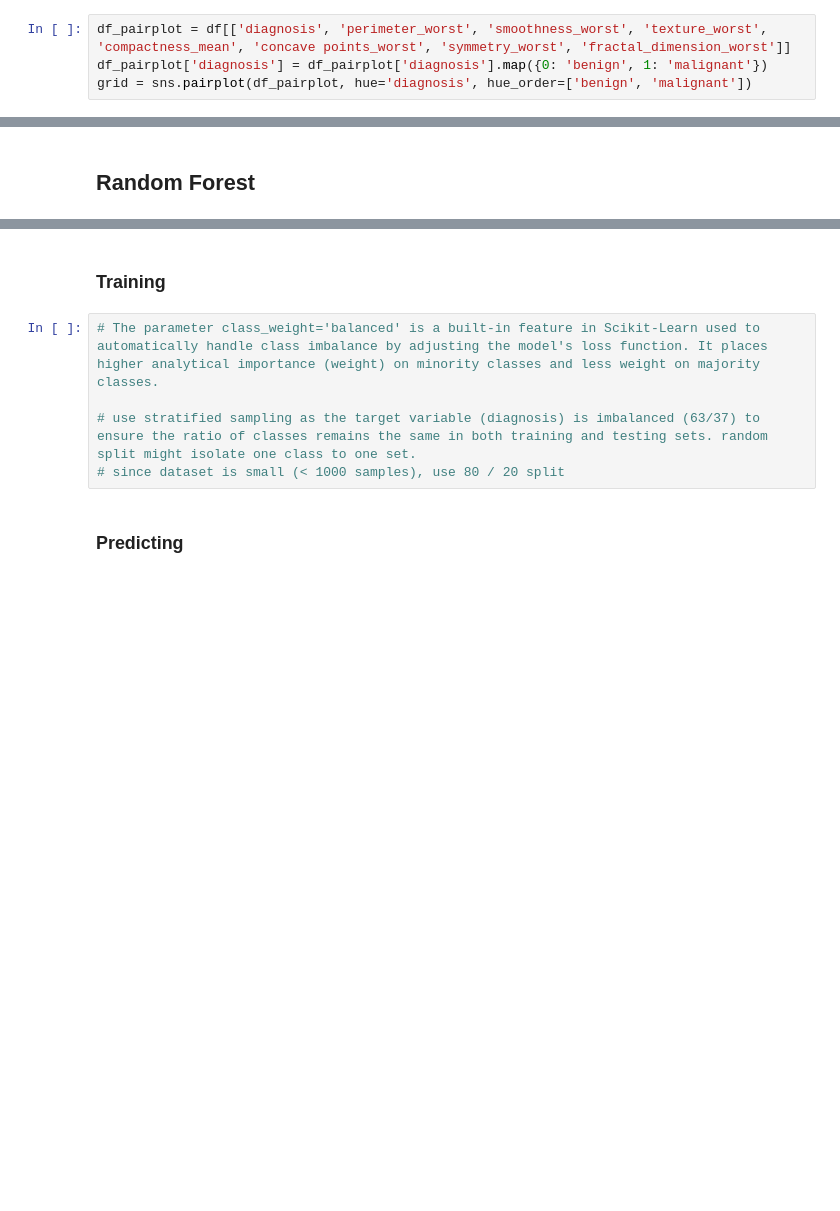
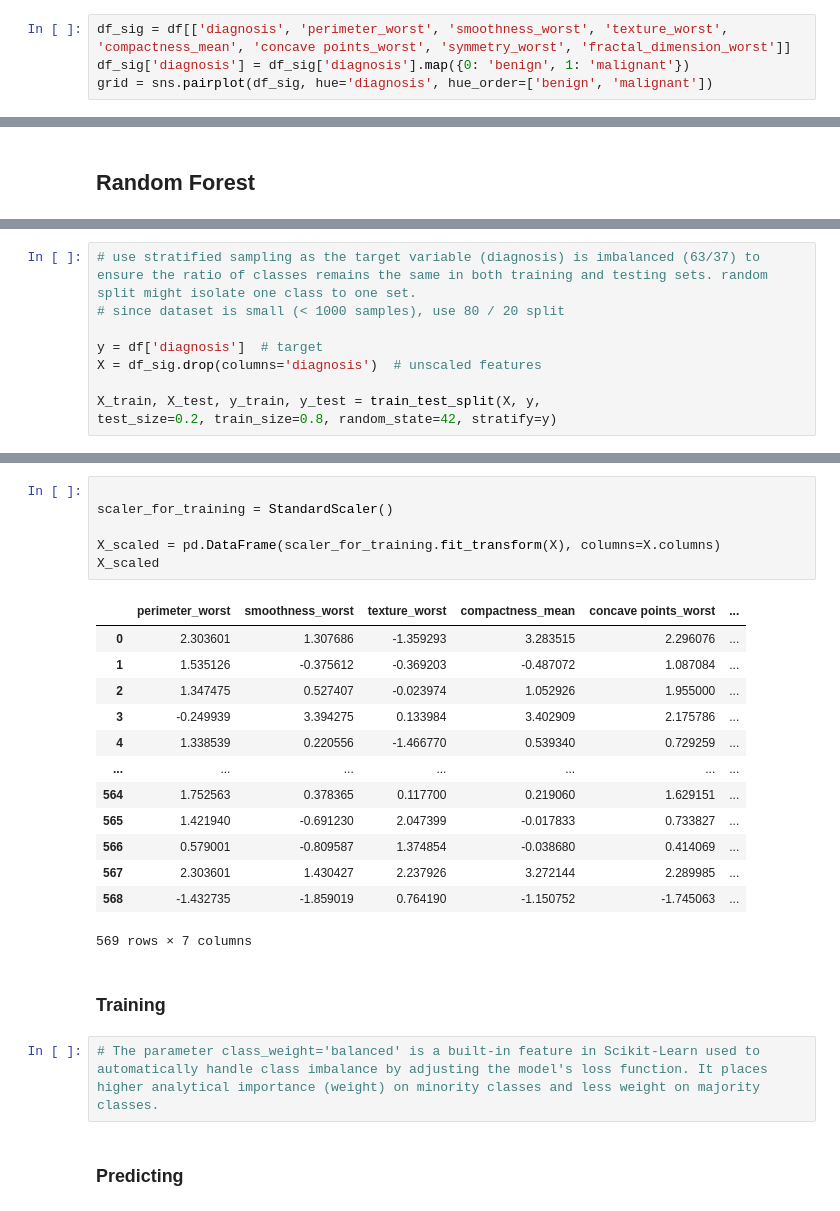
Before and after one commit to ThereseColeongco/classifier-breast-cancer, a Jupyter notebook: classifier.ipynb, the cells around one changed output, grey strips where cells are left out. Cells and saved outputs as stored; diff of their text form; blank space fills up the shorter version.

Commit message:
feat: adding training

```diff
--- a/classifier.ipynb
+++ b/classifier.ipynb
@@ -325,9 +316,9 @@ fractal_dimension_worst : 1.1442398346150665e-13
     - one feature distinguishes between malignant and benign more than the other does if it's a "straight shift" (i.e. one colored blob to the left of or on top of the other colored blob)
     - both features work together to distinguish between malignant and benign if it's a "diagonal shift" (i.e. colored blobs don't overlap too much and the overall cloud of data stretches out diagonally up or down)
 # %%
-df_pairplot = df[['diagnosis', 'perimeter_worst', 'smoothness_worst', 'texture_worst', 'compactness_mean', 'concave points_worst', 'symmetry_worst', 'fractal_dimension_worst']]
-df_pairplot['diagnosis'] = df_pairplot['diagnosis'].map({0: 'benign', 1: 'malignant'})
-grid = sns.pairplot(df_pairplot, hue='diagnosis', hue_order=['benign', 'malignant'])
+df_sig = df[['diagnosis', 'perimeter_worst', 'smoothness_worst', 'texture_worst', 'compactness_mean', 'concave points_worst', 'symmetry_worst', 'fractal_dimension_worst']]
+df_sig['diagnosis'] = df_sig['diagnosis'].map({0: 'benign', 1: 'malignant'})
+grid = sns.pairplot(df_sig, hue='diagnosis', hue_order=['benign', 'malignant'])
 # %% [output]
 [figure]
 # %% [markdown]
@@ -347,0 +345,9 @@ plt.show()
+# %%
+# use stratified sampling as the target variable (diagnosis) is imbalanced (63/37) to ensure the ratio of classes remains the same in both training and testing sets. random split might isolate one class to one set.
+# since dataset is small (< 1000 samples), use 80 / 20 split
+
+y = df['diagnosis']  # target
+X = df_sig.drop(columns='diagnosis')  # unscaled features
+
+X_train, X_test, y_train, y_test = train_test_split(X, y,
+test_size=0.2, train_size=0.8, random_state=42, stratify=y)
@@ -348,10 +367,27 @@ plt.show()
+# %%
+
+scaler_for_training = StandardScaler()
+
+X_scaled = pd.DataFrame(scaler_for_training.fit_transform(X), columns=X.columns)
+X_scaled
+# %% [output]
+|  | perimeter_worst | smoothness_worst | texture_worst | compactness_mean | concave points_worst | ... |
+| 0 | 2.303601 | 1.307686 | -1.359293 | 3.283515 | 2.296076 | ... |
+| 1 | 1.535126 | -0.375612 | -0.369203 | -0.487072 | 1.087084 | ... |
+| 2 | 1.347475 | 0.527407 | -0.023974 | 1.052926 | 1.955000 | ... |
+| 3 | -0.249939 | 3.394275 | 0.133984 | 3.402909 | 2.175786 | ... |
+| 4 | 1.338539 | 0.220556 | -1.466770 | 0.539340 | 0.729259 | ... |
+| ... | ... | ... | ... | ... | ... | ... |
+| 564 | 1.752563 | 0.378365 | 0.117700 | 0.219060 | 1.629151 | ... |
+| 565 | 1.421940 | -0.691230 | 2.047399 | -0.017833 | 0.733827 | ... |
+| 566 | 0.579001 | -0.809587 | 1.374854 | -0.038680 | 0.414069 | ... |
+| 567 | 2.303601 | 1.430427 | 2.237926 | 3.272144 | 2.289985 | ... |
+| 568 | -1.432735 | -1.859019 | 0.764190 | -1.150752 | -1.745063 | ... |
+569 rows × 7 columns
 # %% [markdown]
 ### Training
 # %%
 # The parameter class_weight='balanced' is a built-in feature in Scikit-Learn used to automatically handle class imbalance by adjusting the model's loss function. It places higher analytical importance (weight) on minority classes and less weight on majority classes.
-
-# use stratified sampling as the target variable (diagnosis) is imbalanced (63/37) to ensure the ratio of classes remains the same in both training and testing sets. random split might isolate one class to one set.
-# since dataset is small (< 1000 samples), use 80 / 20 split
 # %% [markdown]
 ### Predicting
 # %%
```
Also changed, not shown: parts of 6 cells of this notebook.
